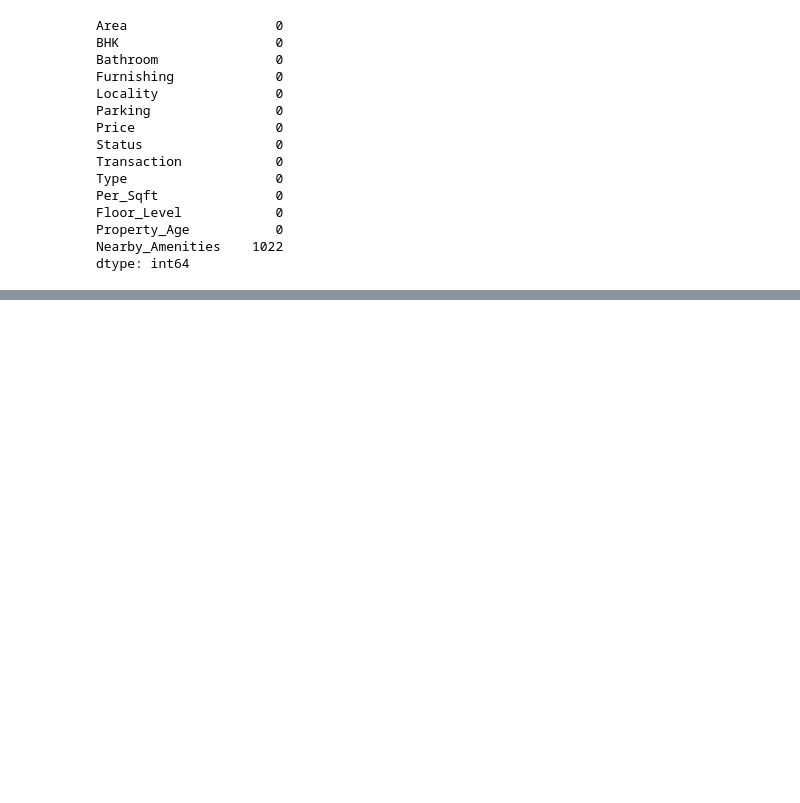
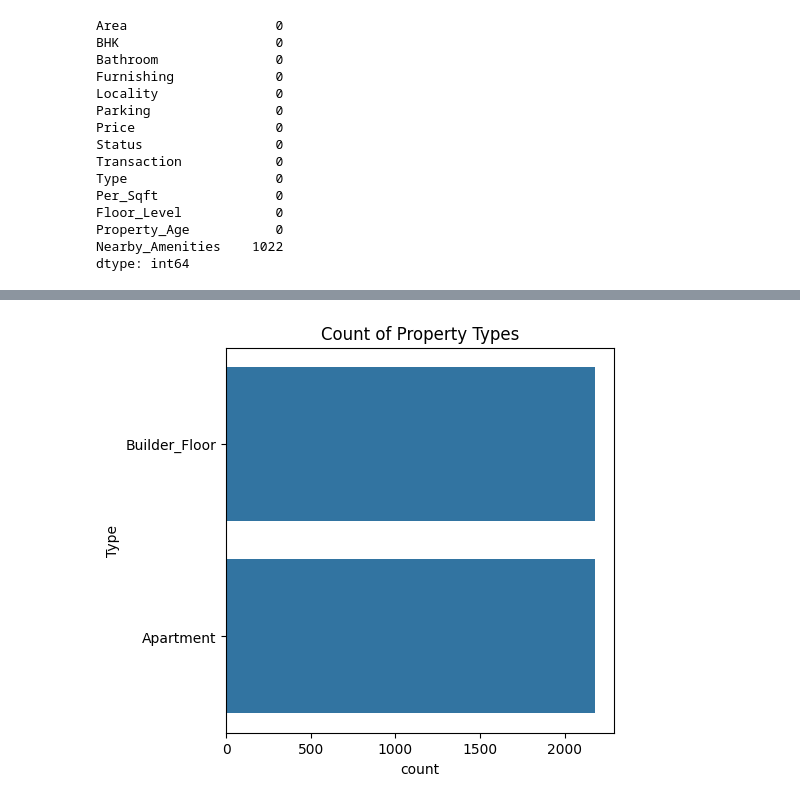
Before and after one commit to vandita-yadav/Indian-Real-Estate-Price-Analysis-Insights, a Jupyter notebook: CA2_VanditaYadav.ipynb, the cells around one changed output, grey strips where cells are left out. Saved outputs shown, nothing was run; the diff lists cells and outputs as text; code cells hidden in the pictures; blank space fills up the shorter version.

```diff
--- a/CA2_VanditaYadav.ipynb
+++ b/CA2_VanditaYadav.ipynb
@@ -100,0 +221,10 @@ data.head()
+# %%
+# NUMBER OF PROPERTIES VS PROPERTY TYPES
+
+plt.figure(figsize=(5, 5))
+sns.countplot(data_no_outliers['Type'])
+plt.title("Count of Property Types")
+plt.xticks(rotation=0)
+plt.show()
+# %% [output]
+[figure, added]
```
Also changed, not shown: parts of 33 cells of this notebook.
